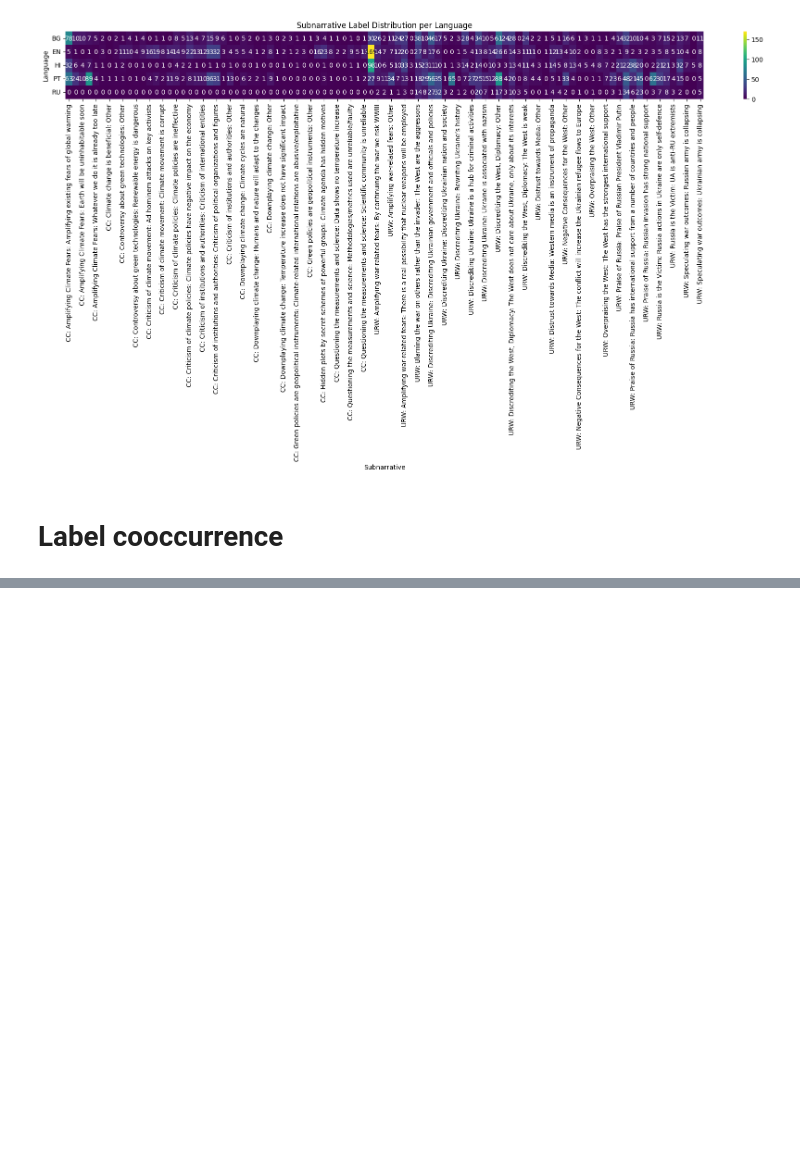
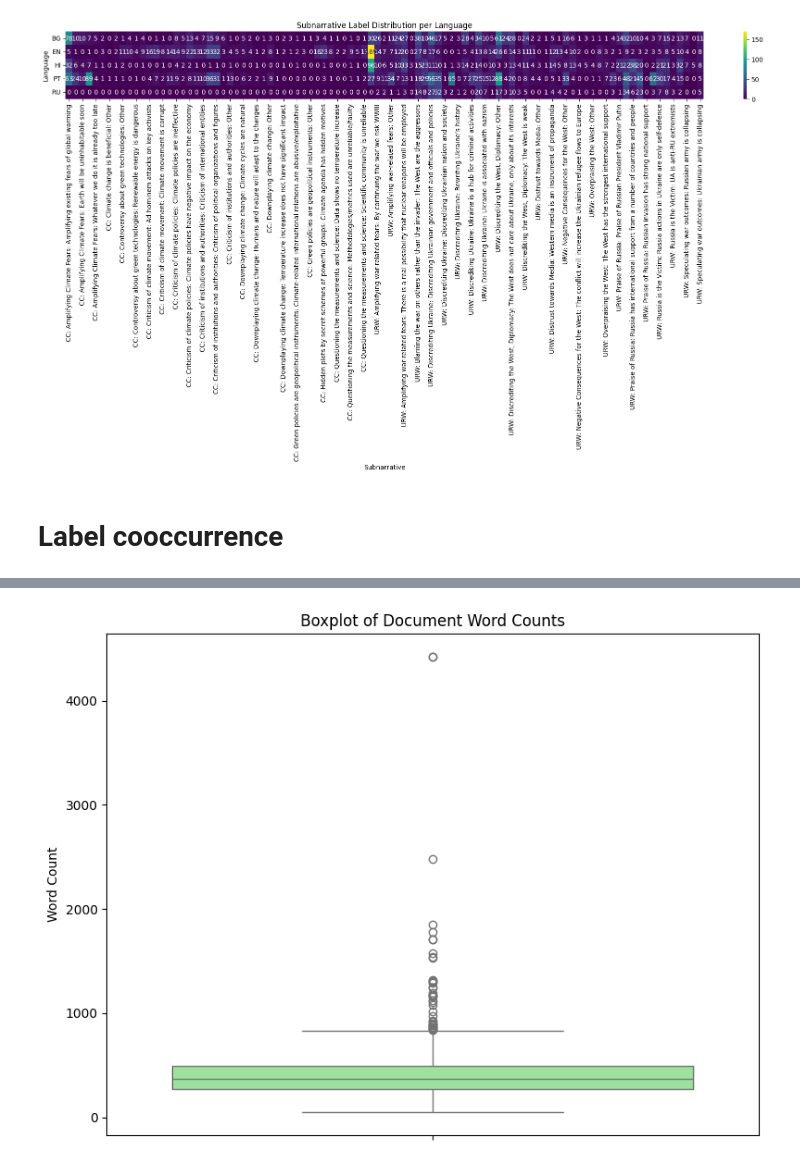
Before and after one commit to NourJadiri/hybrid-text-classification, a Jupyter notebook: notebooks/02_data_visualisation.ipynb, the cells around one changed output, grey strips where cells are left out. Drawn from its saved outputs; the diff is of its cells as text; code cells hidden in the pictures; blank space fills up the shorter version.

```diff
--- a/notebooks/02_data_visualisation.ipynb
+++ b/notebooks/02_data_visualisation.ipynb
@@ -238,0 +265,10 @@ plt.show()
+# %%
+# Boxplot for document word counts
+plt.figure(figsize=(8, 6))
+sns.boxplot(y=df['word_count'], color='lightgreen')
+plt.ylabel('Word Count')
+plt.title('Boxplot of Document Word Counts')
+plt.tight_layout()
+plt.show()
+# %% [output]
+[figure, added]
```
Also changed, not shown: parts of 3 cells of this notebook, 2 other files.
